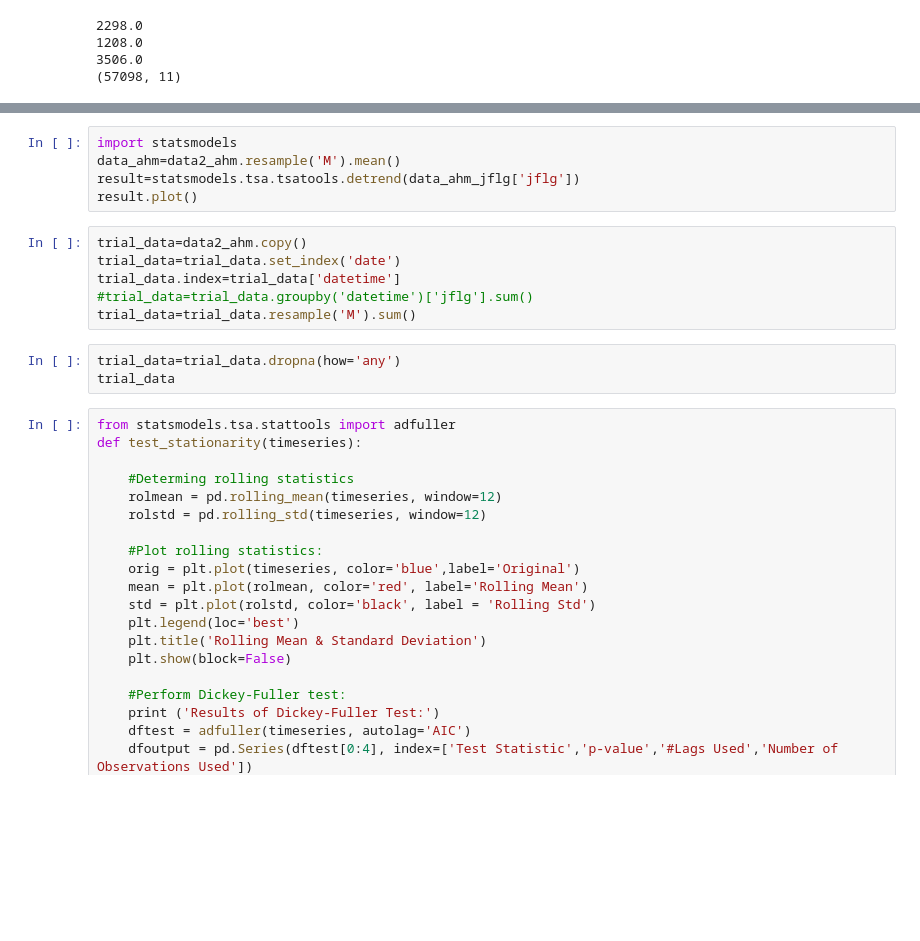
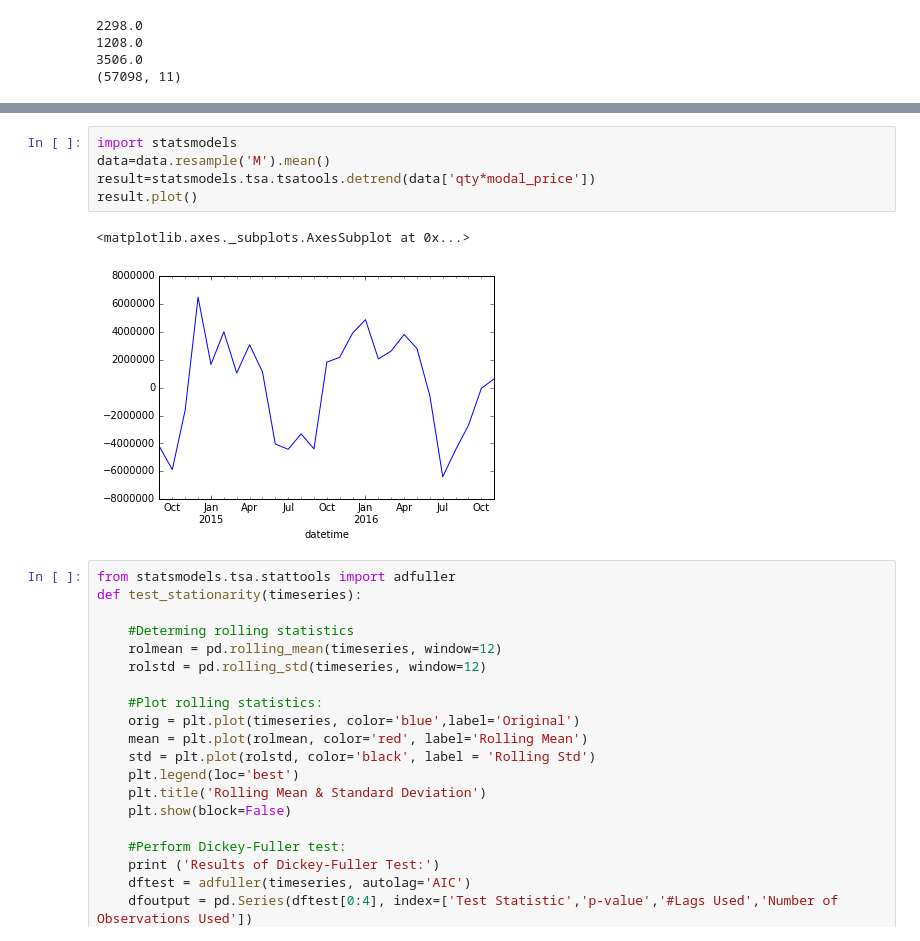
Before and after one commit to kushagragpt99/SocialCops, a Jupyter notebook: Untitled.ipynb, the cells around one changed output, grey strips where cells are left out. Saved outputs shown, nothing was run; the diff lists cells and outputs as text; blank space fills up the shorter version.

```diff
--- a/Untitled.ipynb
+++ b/Untitled.ipynb
@@ -260,17 +220,11 @@ print(len(max_fluctuation_list))
 # %%
 import statsmodels
-data_ahm=data2_ahm.resample('M').mean()
-result=statsmodels.tsa.tsatools.detrend(data_ahm_jflg['jflg'])
+data=data.resample('M').mean()
+result=statsmodels.tsa.tsatools.detrend(data['qty*modal_price'])
 result.plot()
+# %% [output]
+<matplotlib.axes._subplots.AxesSubplot at 0x...>
+[figure, added]
-# %%
-trial_data=data2_ahm.copy()
-trial_data=trial_data.set_index('date')
-trial_data.index=trial_data['datetime']
-#trial_data=trial_data.groupby('datetime')['jflg'].sum()
-trial_data=trial_data.resample('M').sum()
-# %%
-trial_data=trial_data.dropna(how='any')
-trial_data
 # %%
 from statsmodels.tsa.stattools import adfuller
 def test_stationarity(timeseries):
```
Also changed, not shown: parts of 32 cells of this notebook, 2 other files.
